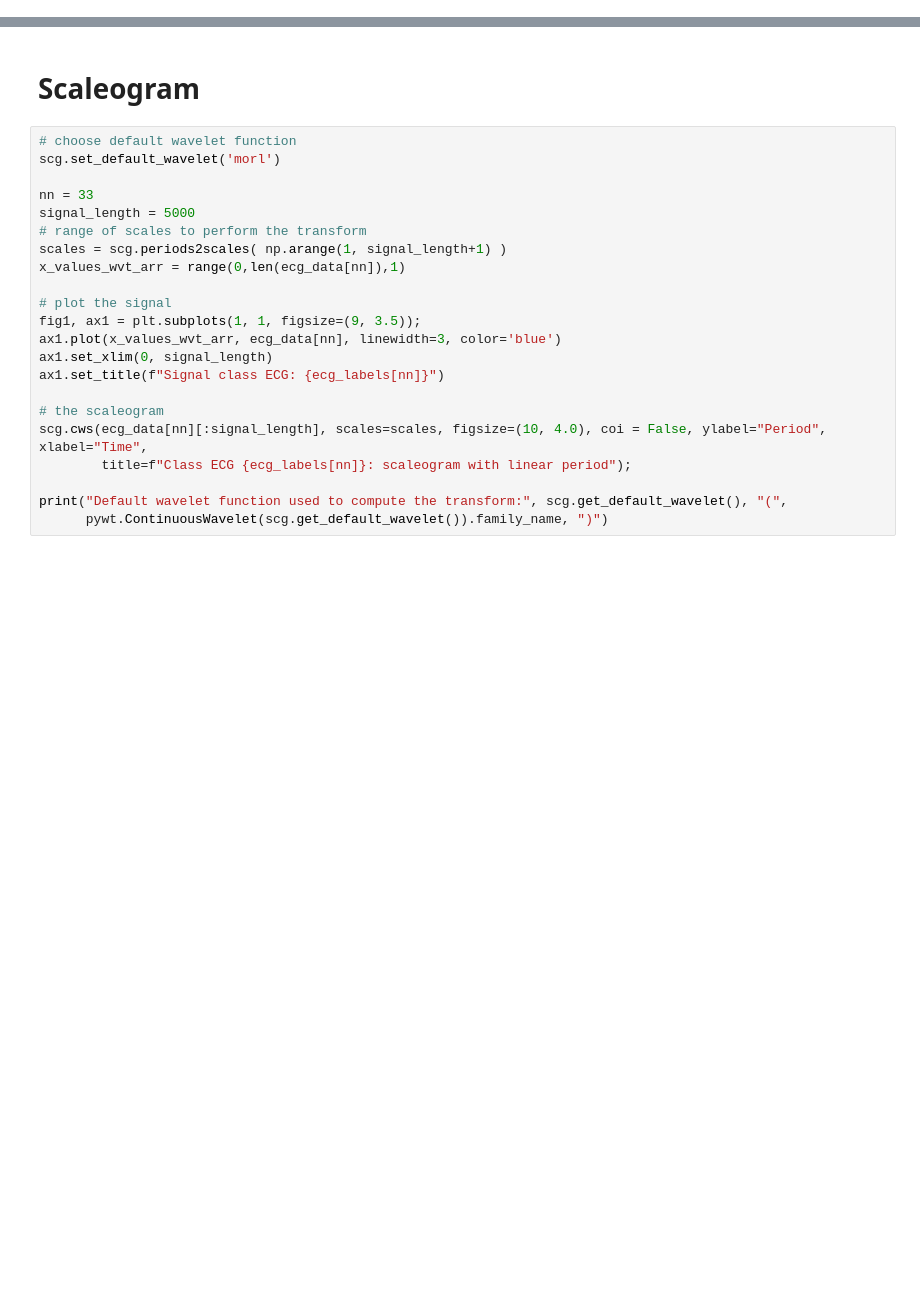
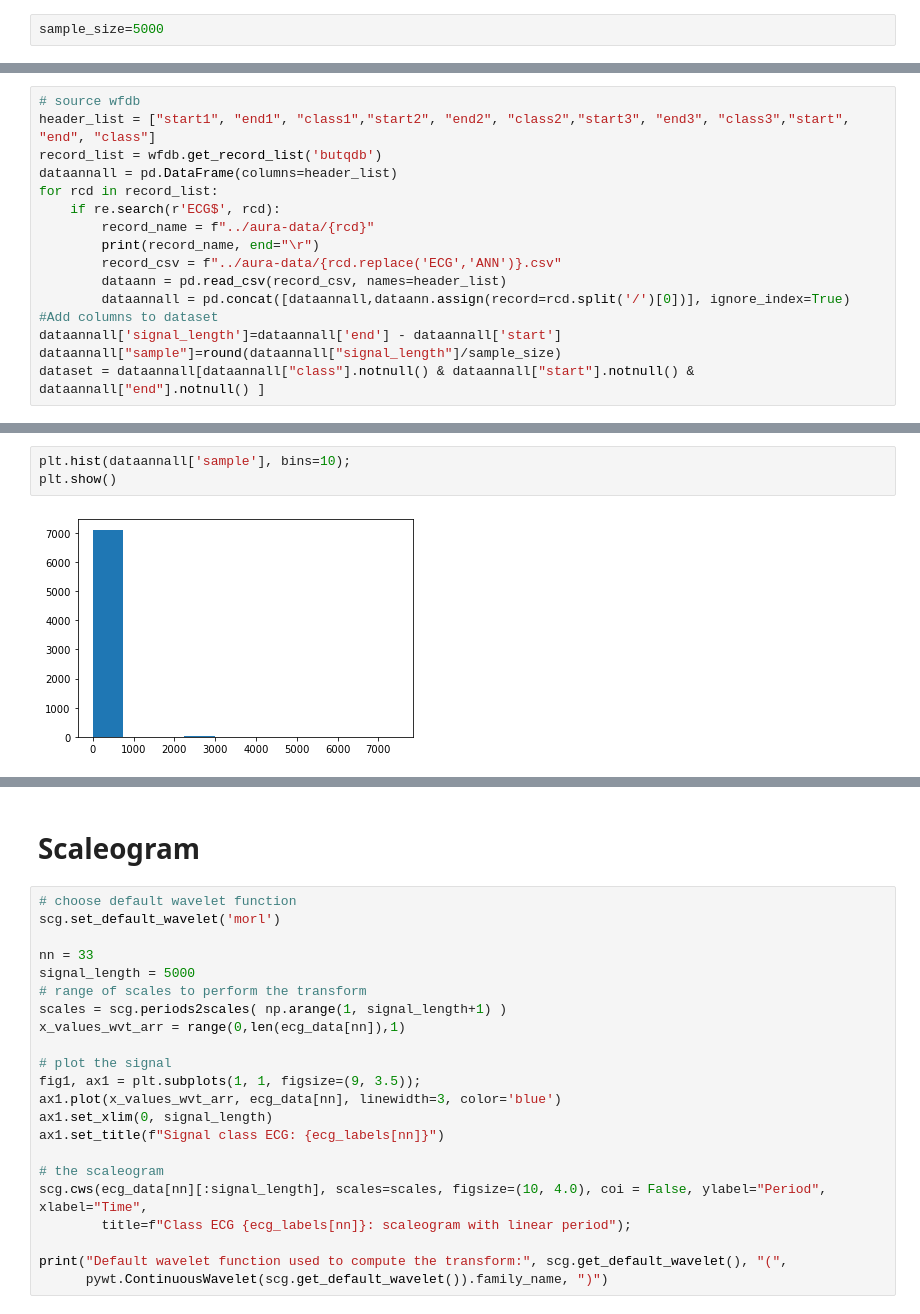
Before and after one commit to DJM25/aura-jedha, a Jupyter notebook: wavelet_analysis_ECG.ipynb, the cells around one changed output, grey strips where cells are left out. Cells and saved outputs as stored; diff of their text form; blank space fills up the shorter version.

```diff
--- a/wavelet_analysis_ECG.ipynb
+++ b/wavelet_analysis_ECG.ipynb
@@ -13,0 +15,2 @@ import re
+# %%
+sample_size=5000
@@ -13,0 +20,16 @@ import re
+# %%
+# source wfdb
+header_list = ["start1", "end1", "class1","start2", "end2", "class2","start3", "end3", "class3","start", "end", "class"]
+record_list = wfdb.get_record_list('butqdb')
+dataannall = pd.DataFrame(columns=header_list)
+for rcd in record_list:
+    if re.search(r'ECG$', rcd):
+        record_name = f"../aura-data/{rcd}"
+        print(record_name, end="\r")
+        record_csv = f"../aura-data/{rcd.replace('ECG','ANN')}.csv"
+        dataann = pd.read_csv(record_csv, names=header_list)
+        dataannall = pd.concat([dataannall,dataann.assign(record=rcd.split('/')[0])], ignore_index=True)
+#Add columns to dataset
+dataannall['signal_length']=dataannall['end'] - dataannall['start']
+dataannall["sample"]=round(dataannall["signal_length"]/sample_size)
+dataset = dataannall[dataannall["class"].notnull() & dataannall["start"].notnull() & dataannall["end"].notnull() ]
@@ -13,0 +99,5 @@ import re
+# %%
+plt.hist(dataannall['sample'], bins=10);
+plt.show()
+# %% [output]
+[figure, added]
```
Also changed, not shown: parts of 23 cells of this notebook.
